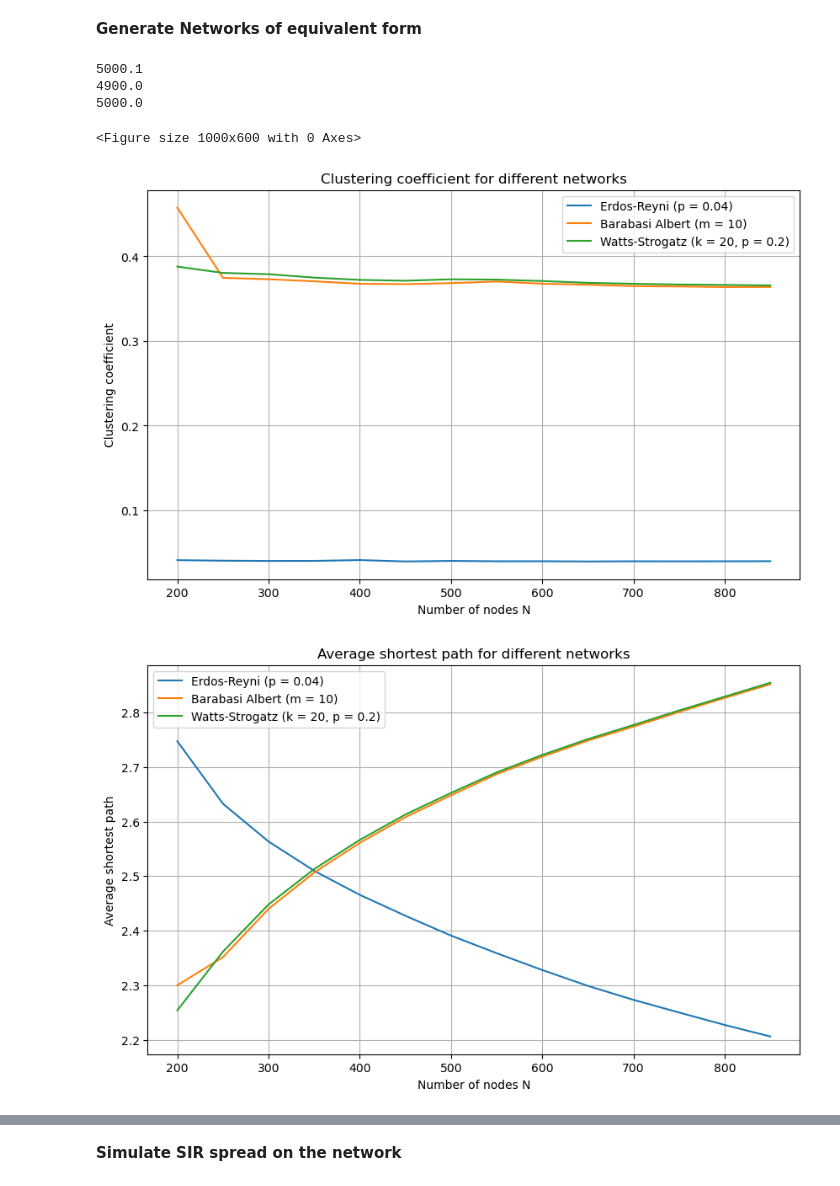
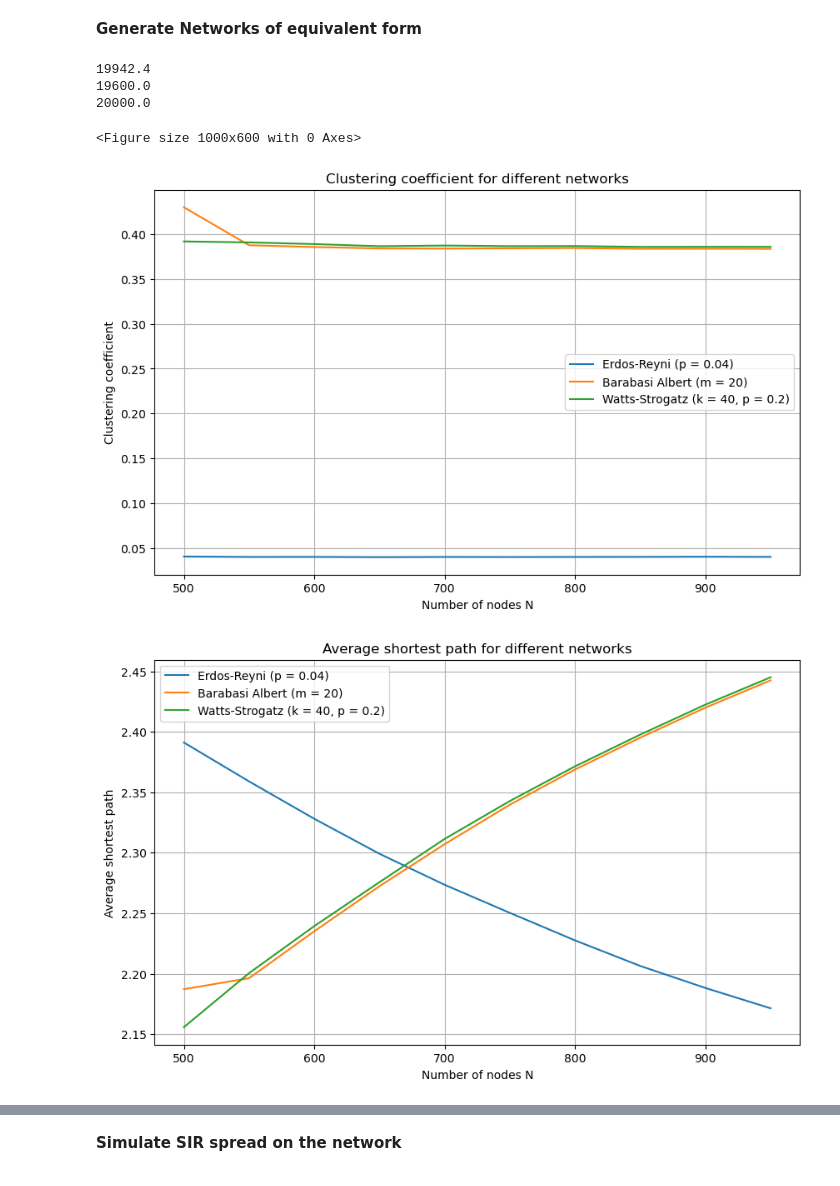
Before and after one commit to guoda23/ICLS_Assignment2, a Jupyter notebook: Networks.ipynb, the cells around one changed output, grey strips where cells are left out. Drawn from its saved outputs; the diff is of its cells as text; code cells hidden in the pictures.

```diff
--- a/Networks.ipynb
+++ b/Networks.ipynb
@@ -254,11 +254,11 @@ for prob in prob_variations:
 # %%
 #Finding networks of equivalent form: We control for N and number of edges
 
-N = 500
+N = 1000
 #adjust network parameters
 p_ER = 0.04
-m_BA = 10
-k_WS = 20
+m_BA = 20
+k_WS = 40
 p_WS = 0.2
 plt.figure(figsize=(10, 6))
 
@@ -283,18 +283,18 @@ print(list_avg(ER_edge_num))
 print(list_avg(BA_edge_num))
 print(list_avg(WS_edge_num))
 # %% [output]
-5000.1
-4900.0
-5000.0
+19942.4
+19600.0
+20000.0
 <Figure size 1000x600 with 0 Axes>
 # %%
 #Plotting Network statistics against N
 
-N_variations = range(200, 900, 50)
+N_variations = range(500, 1000, 50)
 #adjust network parameters
 p_ER = 0.04
-m_BA = 10
-k_WS = 20
+m_BA = 20
+k_WS = 40
 p_WS = 0.2
 
 ER_clust_coef = []
@@ -336,35 +336,35 @@ for N in N_variations:
     BA_clust_coef.append(list_avg(all_runs_clust_coef_BA))
     BA_avg_shortest_path.append(list_avg(all_runs_shortest_path_BA))
     WS_clust_coef.append(list_avg(all_runs_clust_coef_WS))
     WS_avg_shortest_path.append(list_avg(all_runs_shortest_path_WS))
 
 
 #Plot
 plt.figure(figsize=(10, 6))
 plt.plot(N_variations, ER_clust_coef, label = f'Erdos-Reyni (p = {p_ER})')
 plt.plot(N_variations, BA_clust_coef, label = f'Barabasi Albert (m = {m_BA})')
 plt.plot(N_variations, WS_clust_coef, label = f'Watts-Strogatz (k = {k_WS}, p = {p_WS})')
 plt.xlabel('Number of nodes N')
 plt.ylabel('Clustering coefficient')
 plt.title('Clustering coefficient for different networks')
 plt.legend()
 plt.grid(True)
 plt.show()
 
 
 plt.figure(figsize=(10, 6))
 plt.plot(N_variations, ER_avg_shortest_path, label = f'Erdos-Reyni (p = {p_ER})')
 plt.plot(N_variations, BA_avg_shortest_path, label = f'Barabasi Albert (m = {m_BA})')
 plt.plot(N_variations, WS_avg_shortest_path, label = f'Watts-Strogatz (k = {k_WS}, p = {p_WS})')
 plt.xlabel('Number of nodes N')
 plt.ylabel('Average shortest path')
 plt.title('Average shortest path for different networks')
 plt.legend()
 plt.grid(True)
 plt.show()
 # %% [output]
-[figure, old version]
+[figure, new version]
-[figure, old version]
+[figure, new version]
 # %%
 #Create histograms for above plots (network statistics)
 bins_clust_coef = [x/1000 for x in range(0, 500, 5)]
```
Also changed, not shown: parts of 10 cells of this notebook, 11 other files.
